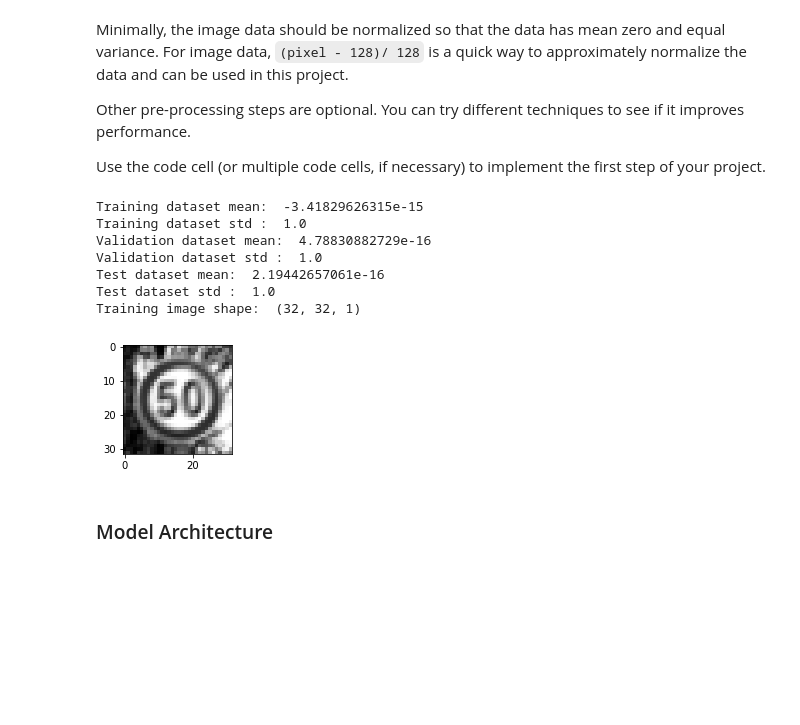
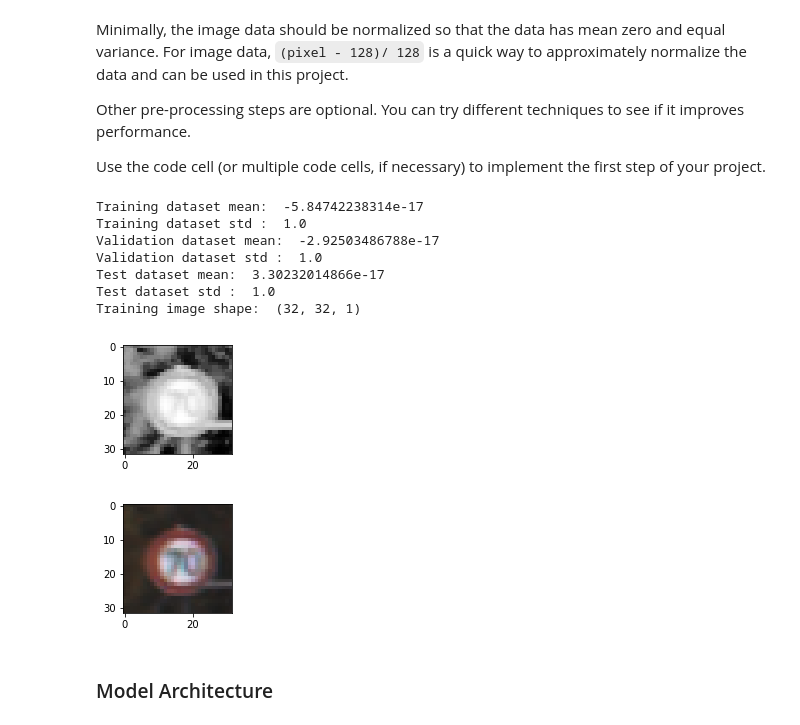
Before and after one commit to vburca/SDC-ND, a Jupyter notebook: projects/p2-traffic_sign_classifier/Traffic_Sign_Classifier.ipynb, the cells around one changed output. Cells and saved outputs as stored; diff of their text form; code cells hidden in the pictures; blank space fills up the shorter version.

Commit message:
Add histogram equalization and elu instead of relu

```diff
--- a/projects/p2-traffic_sign_classifier/Traffic_Sign_Classifier.ipynb
+++ b/projects/p2-traffic_sign_classifier/Traffic_Sign_Classifier.ipynb
@@ -208,13 +208,17 @@ Use the code cell (or multiple code cells, if necessary) to implement the first
 ### Preprocess the data here. It is required to normalize the data. Other preprocessing steps could include
 ### converting to grayscale, etc.
 ### Feel free to use as many code cells as needed.
+import cv2
 
-def convert_grayscale(dataset):
+def convert_grayscale(dataset, eq_histogram=True):
     def rgb2gray(rgb):
-        #return np.expand_dims(np.dot(rgb[...,:3], [0.299, 0.587, 0.114]), axis=3)
-        gray = np.dot(rgb[...,:3], [0.299, 0.587, 0.114])
+        #gray = np.dot(rgb[...,:3], [0.299, 0.587, 0.114])
+        gray = np.array([cv2.cvtColor(image, cv2.COLOR_BGR2GRAY) for image in rgb])
+
+        if (eq_histogram):
+            gray = np.array([cv2.equalizeHist(image) for image in gray])
+
         return gray.reshape(gray.shape + (1,))
-
 
     return rgb2gray(dataset)
 
@@ -246,36 +250,41 @@ pp_X_test = normalize(pp_X_test)
 # %%
 import random
 # Just to verify that we did the preprocessing right...
 
 # Due to Normalization, the mean should be 0 and std should be 1
 print("Training dataset mean: ", np.mean(pp_X_train))
 print("Training dataset std : ", np.std(pp_X_train))
 
 print("Validation dataset mean: ", np.mean(pp_X_valid))
 print("Validation dataset std : ", np.std(pp_X_valid))
 
 print("Test dataset mean: ", np.mean(pp_X_test))
 print("Test dataset std : ", np.std(pp_X_test))
 
 # Print shapes of images
 print("Training image shape: ", pp_X_train[0].shape)
 
 # Also check that we have Grayscale images
 index = random.randint(0, len(pp_X_train))
 image = pp_X_train[index].squeeze()
 
 plt.figure(figsize=(2,2))
 plt.imshow(image, cmap='gray')
 plt.show()
+
+plt.figure(figsize=(2,2))
+plt.imshow(X_train[index].squeeze())
+plt.show()
 # %% [output]
-Training dataset mean:  -3.41829626315e-15
+Training dataset mean:  -5.84742238314e-17
 Training dataset std :  1.0
-Validation dataset mean:  4.78830882729e-16
+Validation dataset mean:  -2.92503486788e-17
 Validation dataset std :  1.0
-Test dataset mean:  2.19442657061e-16
+Test dataset mean:  3.30232014866e-17
 Test dataset std :  1.0
 Training image shape:  (32, 32, 1)
-[figure, old version]
+[figure, new version]
+[figure, added]
 # %% [markdown]
 ### Model Architecture
 # %%
```
Also changed, not shown: parts of 10 cells of this notebook.
